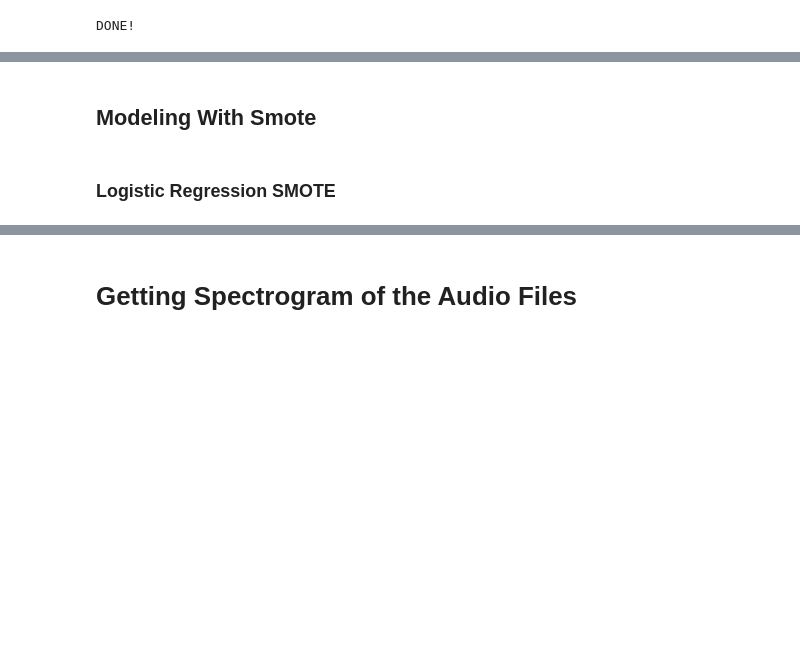
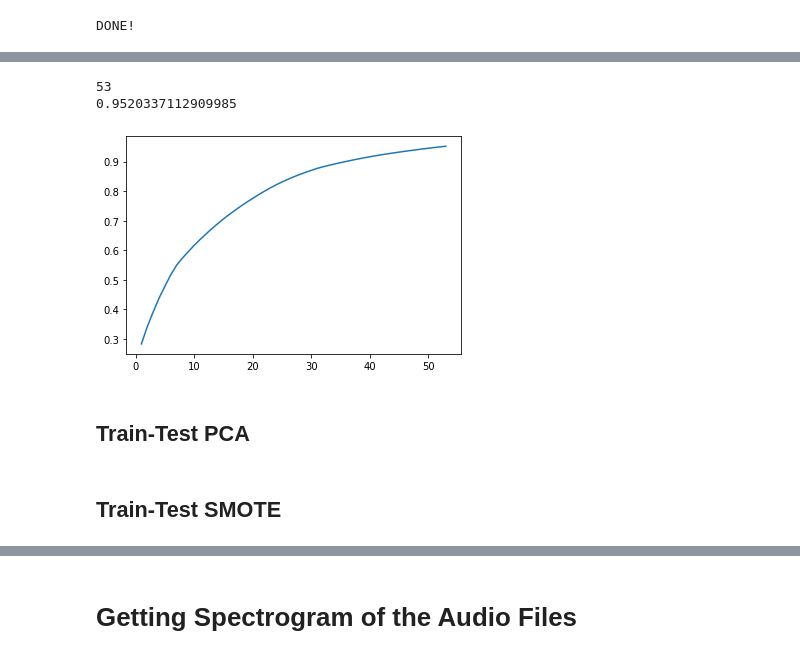
Before and after one commit to miladshiraniUCB/Heart-Sound-classification, a Jupyter notebook: EDA/EDA_1.ipynb, the cells around one changed output, grey strips where cells are left out. Drawn from its saved outputs; the diff is of its cells as text; code cells hidden in the pictures; blank space fills up the shorter version.

Commit message:
PCA and SMOTE

```diff
--- a/EDA/EDA_1.ipynb
+++ b/EDA/EDA_1.ipynb
@@ -260,7 +282,7 @@ plt.show();
 # %% [markdown]
 Getting the length of each audio file and add it to the df_train
 # %%
-df_train["audio_length"] = df_train["path"].apply(lambda x: len(load_wav_16k_mono(x)))
+# df_train["audio_length"] = df_train["path"].apply(lambda x: len(get_wave(x)))
 # %%
 # df_train["audio_length"].plot(kind = "hist");
 # %%
@@ -276,29 +293,16 @@ median:  333256.0
 # %% [markdown]
 # Creating some numerical data for Some Basic Models
 # %%
-
-min_length = df_train["audio_length"].min()
-max_length = df_train["audio_length"].max()
-mean_length = df_train["audio_length"].mean()
-median_length = df_train["audio_length"].median()
-
-length_lr = 100000
-delta = 3000
-
+length_lr = 5*10**4
+delta = 5000
 
 data_ML = df_train.copy()
 
 print(len(df_train))
 print(len(data_ML))
 data_ML["values"] = data_ML["path"].apply(lambda x:
-                                        load_wav_16k_mono(x)\
-                                          .numpy()[length_lr - delta:length_lr])
-print("Values Done")
-
-data_ML["len_values"] = data_ML["values"].apply(lambda x: len(x))
-index_drop = data_ML[data_ML["len_values"] < delta].index
-data_ML.drop(index = index_drop, axis = 0, inplace = True)
-print("Done")
+                                          get_wave(x)[length_lr-delta:length_lr].numpy())
+print("Padding Done")
 # %% [output]
 3240
 3240
@@ -325,8 +332,9 @@ y = df_lr[["target"]]
 X = df_lr.drop(columns = ["target"], axis = 1)
 
 X_train, X_test, y_train, y_test = train_test_split(X, y,
-                                                    test_size=0.1, random_state=42,
-                                                    shuffle=True, stratify=y)
+                                                    test_size=0.2,
+                                                    random_state=42,
+                                                    stratify=y)
 
 y_train = le.fit_transform(y_train)
 y_test = le.transform(y_test)
@@ -472,2 +344,20 @@ Fitting Done
-# %% [markdown]
-## Modeling With Smote
+# %%
+l = []
+pca_n = list(range(1, 60))
+for i in pca_n:
+    pca = PCA(n_components = i)
+    pca.fit_transform(X_train.values)
+    l.append(list(pca.explained_variance_ratio_.cumsum())[-1])
+    if l[-1] >= 0.95:
+        n = i
+        print(i)
+        print(l[-1])
+        break
+
+plt.plot(range(1, n+1), l);
+# %% [output]
+53
+0.9520337112909985
+[figure, added]
+# %% [markdown]
+## Train-Test PCA
@@ -474,5 +368,5 @@ Fitting Done
+# %% [markdown]
+## Train-Test SMOTE
 # %%
 smote = SMOTE()
 X_train_smote, y_train_smote = smote.fit_resample(X_train, y_train)
-# %% [markdown]
-### Logistic Regression SMOTE
```
Also changed, not shown: parts of 85 cells of this notebook, 3 other files.
